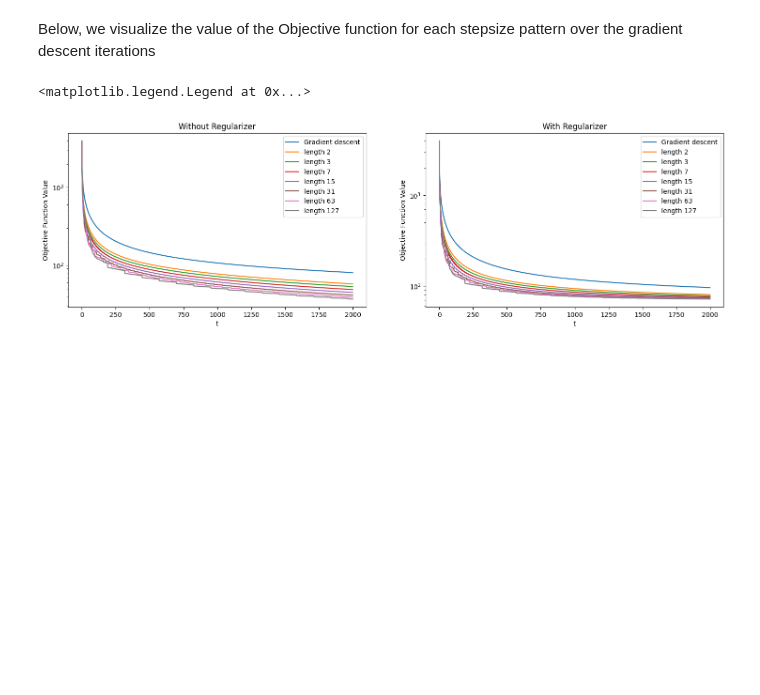
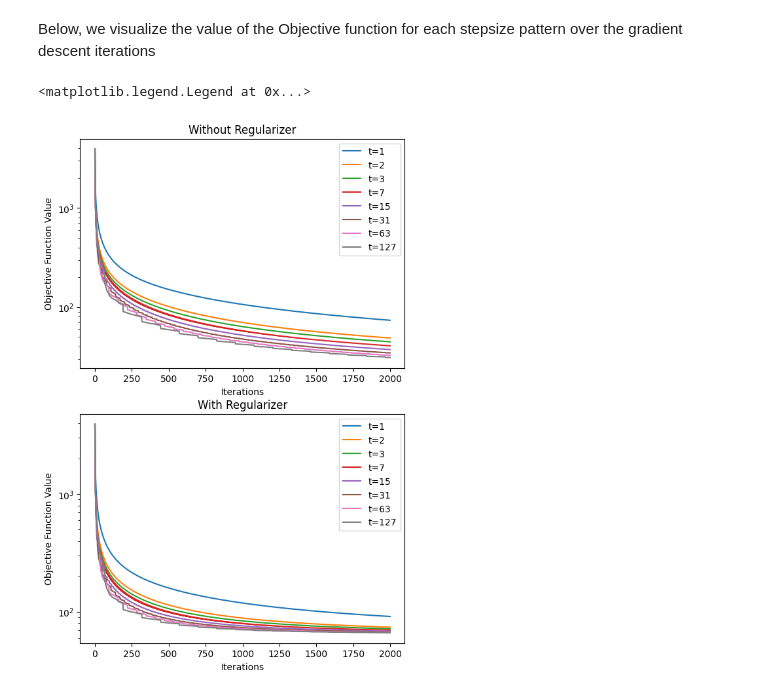
Before and after one commit to mayerdominik/mml_seminar_paper5, a Jupyter notebook: Convergence test.ipynb, the cells around one changed output. Saved outputs shown, nothing was run; the diff lists cells and outputs as text; code cells hidden in the pictures; blank space fills up the shorter version.

Commit message:
Adjusted Visualization

```diff
--- a/Convergence test.ipynb
+++ b/Convergence test.ipynb
@@ -154,37 +121,36 @@ t=  1821  h_t =  1.5  o
 # %% [markdown]
 Below, we visualize the value of the Objective function for each stepsize pattern over the gradient descent iterations
 # %%
-fig, (ax1,ax2) = plt.subplots(1,2)
-fig.set_figwidth(18)
-ax1.plot(result_GRDESC, label='Gradient descent')
-ax1.plot(result_2, label='length 2')
-ax1.plot(result_3, label='length 3')
-ax1.plot(result_7, label='length 7')
-ax1.plot(result_15, label='length 15')
-ax1.plot(result_31, label='length 31')
-ax1.plot(result_63, label='length 63')
-ax1.plot(result_127, label='length 127')
+fig, (ax1,ax2) = plt.subplots(2,1)
+fig.set_figwidth(10)
+fig.set_figheight(12)
+ax1.plot(result_GRDESC, label='t=1')
+ax1.plot(result_2, label='t=2')
+ax1.plot(result_3, label='t=3')
+ax1.plot(result_7, label='t=7')
+ax1.plot(result_15, label='t=15')
+ax1.plot(result_31, label='t=31')
+ax1.plot(result_63, label='t=63')
+ax1.plot(result_127, label='t=127')
 ax1.set_yscale('log')
-ax1.set_xlabel("t")
+ax1.set_xlabel("Iterations")
 ax1.set_ylabel("Objective Function Value")
 ax1.set_title("Without Regularizer")
 ax1.legend()
-#ax1.set_ylim([0,2000])
 
-ax2.plot(result_GRDESC_reg, label='Gradient descent')
-ax2.plot(result_2_reg, label='length 2')
-ax2.plot(result_3_reg, label='length 3')
-ax2.plot(result_7_reg, label='length 7')
-ax2.plot(result_15_reg, label='length 15')
-ax2.plot(result_31_reg, label='length 31')
-ax2.plot(result_63_reg, label='length 63')
-ax2.plot(result_127_reg, label='length 127')
+ax2.plot(result_GRDESC_reg, label='t=1')
+ax2.plot(result_2_reg, label='t=2')
+ax2.plot(result_3_reg, label='t=3')
+ax2.plot(result_7_reg, label='t=7')
+ax2.plot(result_15_reg, label='t=15')
+ax2.plot(result_31_reg, label='t=31')
+ax2.plot(result_63_reg, label='t=63')
+ax2.plot(result_127_reg, label='t=127')
 ax2.set_yscale('log')
-ax2.set_xlabel("t")
+ax2.set_xlabel("Iterations")
 ax2.set_ylabel("Objective Function Value")
 ax2.set_title("With Regularizer")
 ax2.legend()
-#ax2.set_ylim([0,2000])
 # %% [output]
 <matplotlib.legend.Legend at 0x...>
-[figure, old version]
+[figure, new version]
```
Also changed, not shown: parts of 4 cells of this notebook.
